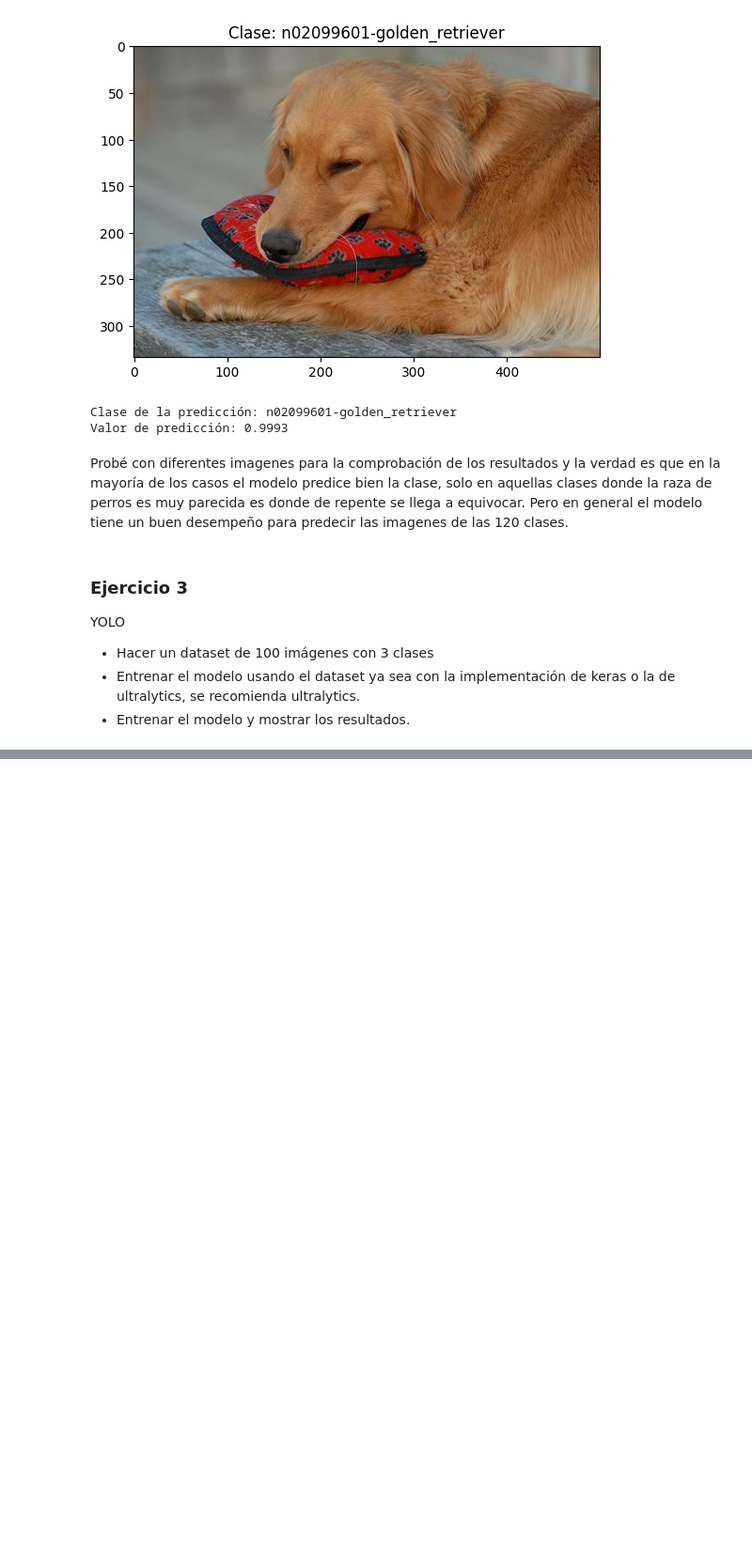
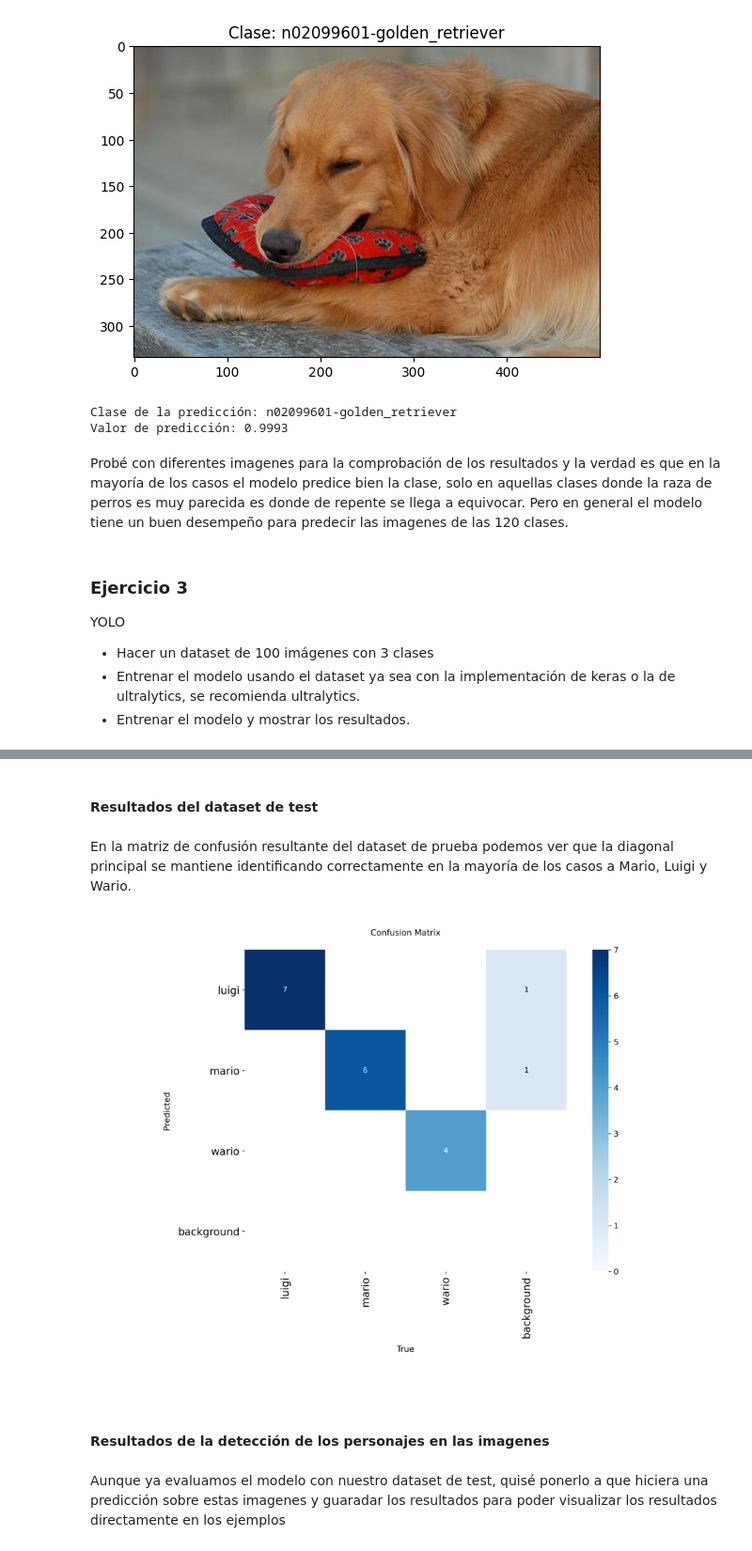
Before and after one commit to IsmaelOr/DiplomadoIA, a Jupyter notebook: ModuloVI/mainIsOrEs.ipynb, the cells around one changed output, grey strips where cells are left out. Shown at 94% size. Saved outputs shown, nothing was run; the diff lists cells and outputs as text; code cells hidden in the pictures; blank space fills up the shorter version.

```diff
--- a/ModuloVI/mainIsOrEs.ipynb
+++ b/ModuloVI/mainIsOrEs.ipynb
@@ -546,0 +721,20 @@ YOLO
+# %% [markdown]
+#### Resultados del dataset de test
+# %% [markdown]
+En la matriz de confusión resultante del dataset de prueba podemos ver que la diagonal principal se mantiene identificando correctamente en la mayoría de los casos a Mario, Luigi y Wario.
+# %%
+import matplotlib.pyplot as plt
+from PIL import Image
+
+confusion_matrix = Image.open("../runs/detect/val/confusion_matrix.png")
+
+plt.figure(figsize=(12, 10))
+plt.imshow(confusion_matrix)
+plt.axis('off')
+plt.show()
+# %% [output]
+[figure, added]
+# %% [markdown]
+#### Resultados de la detección de los personajes en las imagenes
+# %% [markdown]
+Aunque ya evaluamos el modelo con nuestro dataset de test, quisé ponerlo a que hiciera una predicción sobre estas imagenes y guaradar los resultados para poder visualizar los resultados directamente en los ejemplos
```
Also changed, not shown: parts of 19 cells of this notebook.
